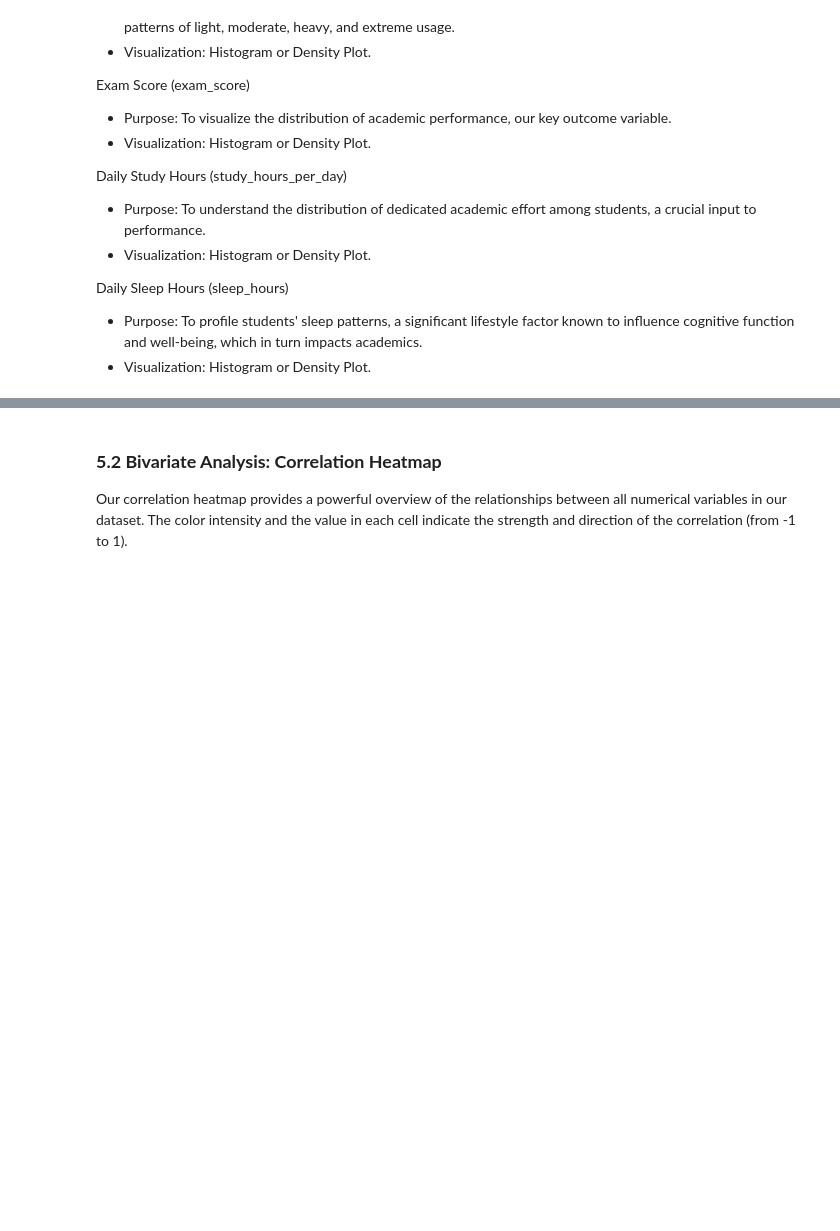
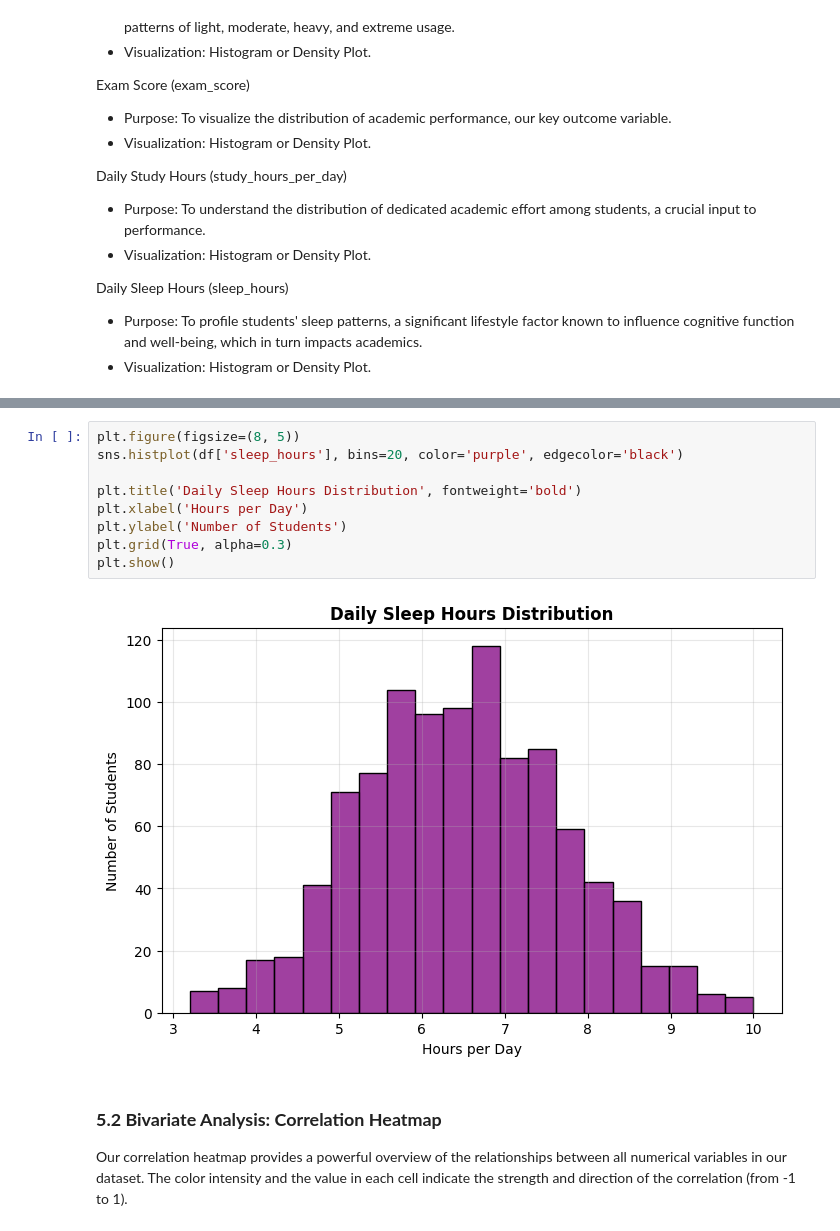
Before and after one commit to zpsy-hub/netflix-grades-impact-analysis, a Jupyter notebook: Netflix.ipynb, the cells around one changed output, grey strips where cells are left out. Cells and saved outputs as stored; diff of their text form; blank space fills up the shorter version.

```diff
--- a/Netflix.ipynb
+++ b/Netflix.ipynb
@@ -228,3 +351,14 @@ Daily Sleep Hours (sleep_hours)
+# %%
+plt.figure(figsize=(8, 5))
+sns.histplot(df['sleep_hours'], bins=20, color='purple', edgecolor='black')
+
+plt.title('Daily Sleep Hours Distribution', fontweight='bold')
+plt.xlabel('Hours per Day')
+plt.ylabel('Number of Students')
+plt.grid(True, alpha=0.3)
+plt.show()
+# %% [output]
+[figure, added]
 # %% [markdown]
 ### **5.2 Bivariate Analysis: Correlation Heatmap**
 
```
Also changed, not shown: parts of 22 cells of this notebook.
